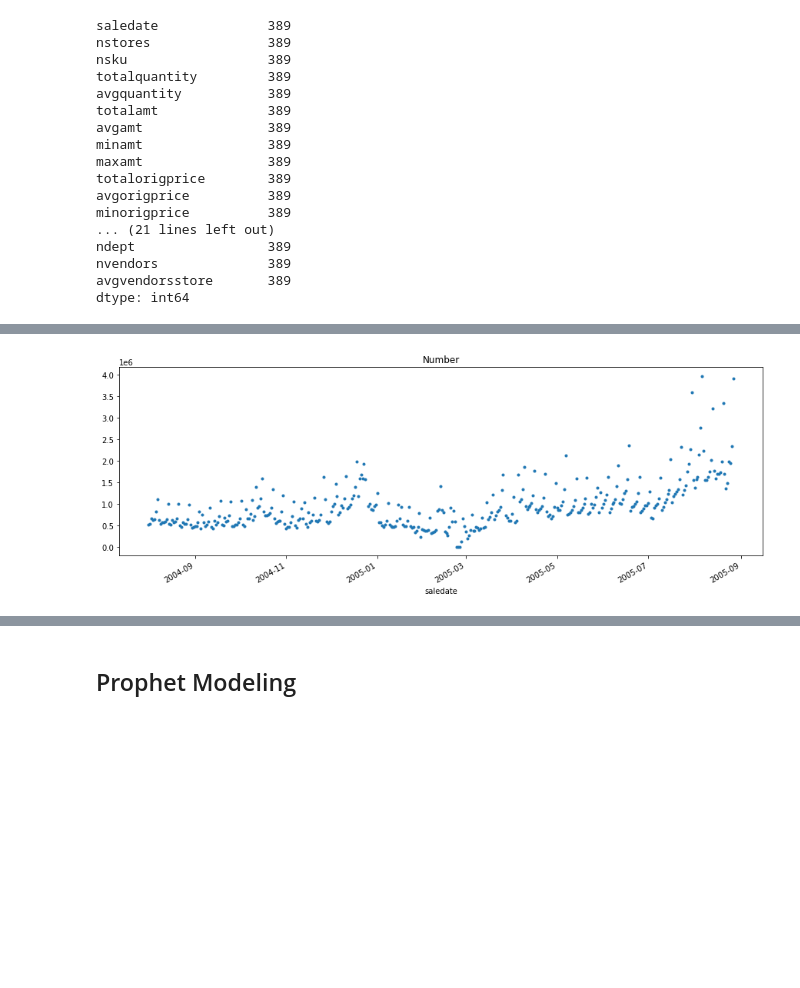
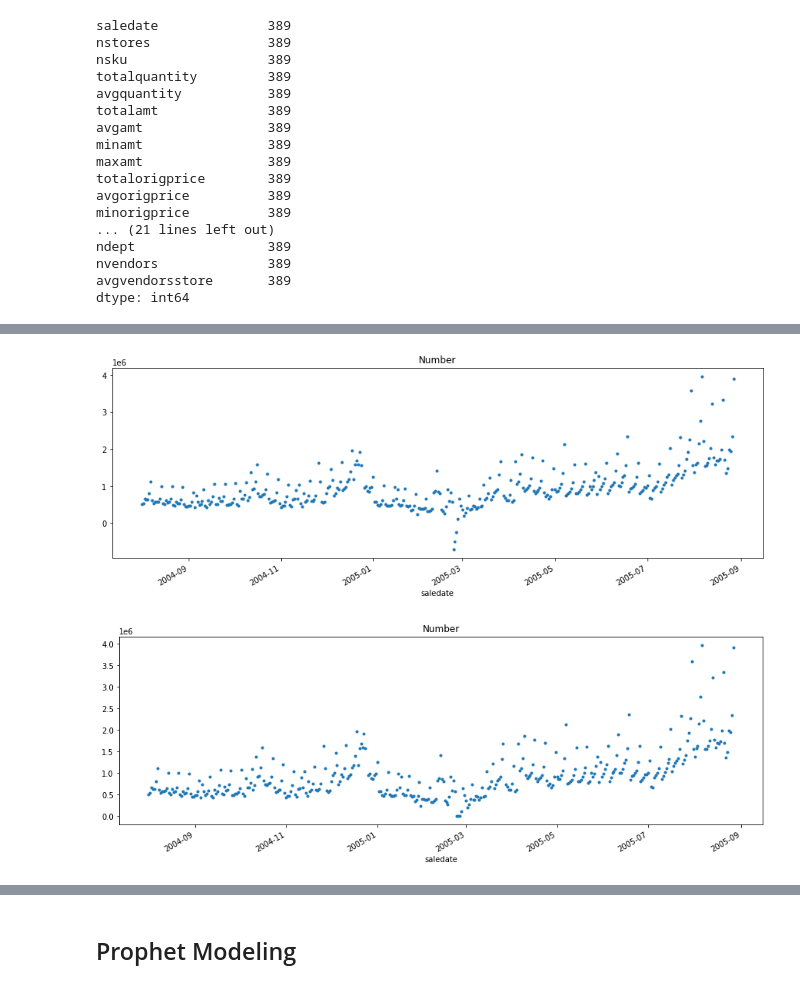
Before and after one commit to ychen595/MSiA_400_G12, a Jupyter notebook: 05_Modeling/Prophet_model.ipynb, the cells around one changed output, grey strips where cells are left out. Saved outputs shown, nothing was run; the diff lists cells and outputs as text; code cells hidden in the pictures; blank space fills up the shorter version.

```diff
--- a/05_Modeling/Prophet_model.ipynb
+++ b/05_Modeling/Prophet_model.ipynb
@@ -51,4 +57,4 @@ df.tail()
 # %%
 # check the data
-df = df.sort_values(by=['saledate'])
-df.tail()
+df1 = df1.sort_values(by=['saledate'])
+df2 = df2.sort_values(by=['saledate'])
@@ -95,0 +179,3 @@ dtype: int64
+# %%
+df_combined1 = join_macro(df1)
+df_combined1
@@ -95,0 +196,3 @@ dtype: int64
+# %%
+df_combined2 = join_macro(df2)
+df_combined2
@@ -96,15 +213,21 @@ dtype: int64
 # %%
-df_groupyed = df
-color_pal = sns.color_palette()
-# set df index as date
-df_ts = df_groupyed.set_index('saledate')
-df_ts.index = pd.to_datetime(df_ts.index)
-# check distribution of amount (no pattern found)
-df_ts_draw = df_ts["totalprofit"]
-df_ts_draw.plot(style='.',
-        figsize=(15, 5),
-        color=color_pal[0],
-        title='Number')
-plt.show()
+def plot_profit(df_combined):
+    df_groupyed = df_combined
+    color_pal = sns.color_palette()
+    # set df index as date
+    df_ts = df_groupyed.set_index('saledate')
+    df_ts.index = pd.to_datetime(df_ts.index)
+    # check distribution of amount (no pattern found)
+    df_ts_draw = df_ts["totalprofit"]
+    df_ts_draw.plot(style='.',
+            figsize=(15, 5),
+            color=color_pal[0],
+            title='Number')
+    plt.show()
+    return df_ts
-# %% [output]
-[figure, removed]
+# %%
+df_ts1 = plot_profit(df_combined1)
+df_ts2 = plot_profit(df_combined2)
+# %% [output]
+[figure, added]
+[figure, added]
```
Also changed, not shown: parts of 68 cells of this notebook.
